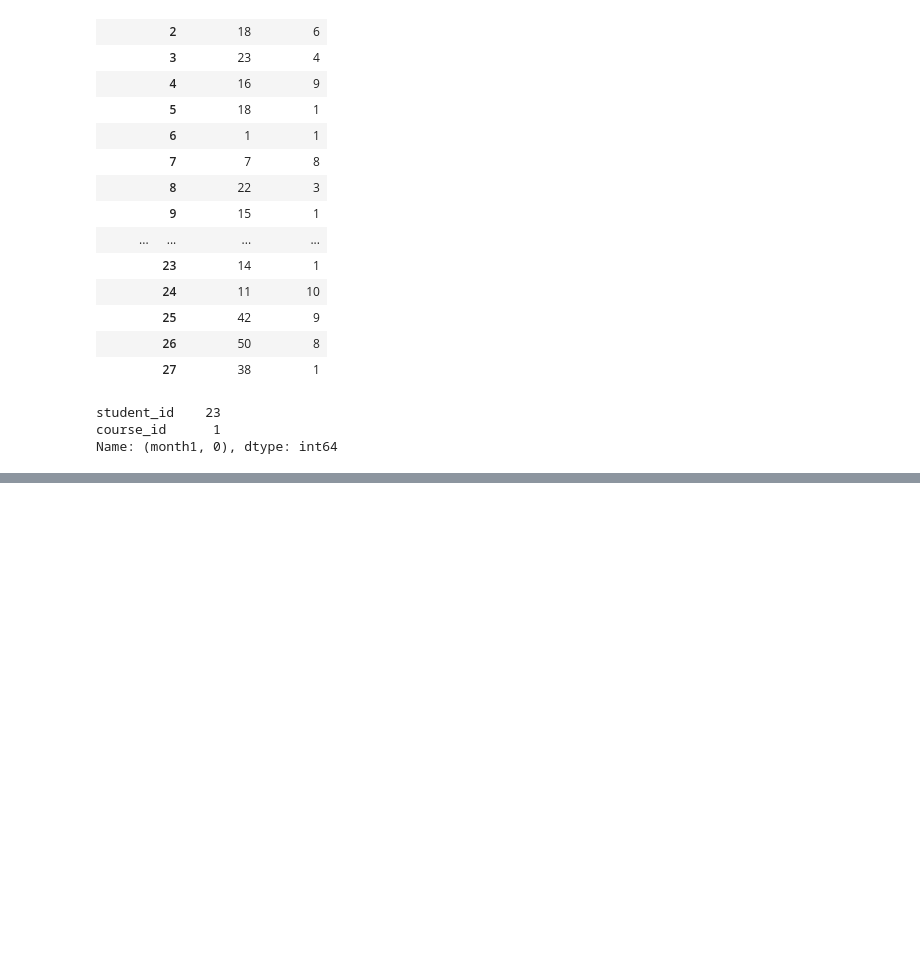
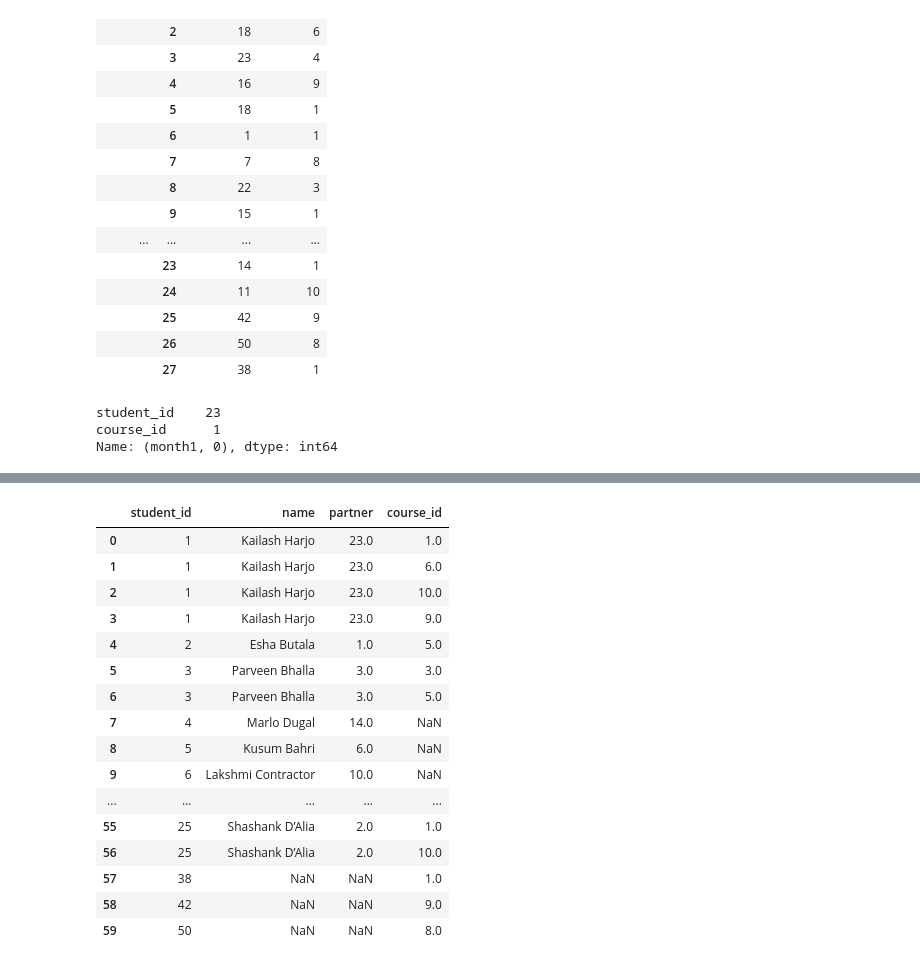
Before and after one commit to Sumangiri1312/Pandas-Practice, a Jupyter notebook: Merging.ipynb, the cells around one changed output, grey strips where cells are left out. Cells and saved outputs as stored; diff of their text form; code cells hidden in the pictures; blank space fills up the shorter version.

```diff
--- a/Merging.ipynb
+++ b/Merging.ipynb
@@ -73,0 +153,20 @@ Name: (month1, 0), dtype: int64
+# %%
+students.merge(multi, how= 'outer', on='student_id')
+# %% [output]
+|  | student_id | name | partner | course_id |
+| 0 | 1 | Kailash Harjo | 23.0 | 1.0 |
+| 1 | 1 | Kailash Harjo | 23.0 | 6.0 |
+| 2 | 1 | Kailash Harjo | 23.0 | 10.0 |
+| 3 | 1 | Kailash Harjo | 23.0 | 9.0 |
+| 4 | 2 | Esha Butala | 1.0 | 5.0 |
+| 5 | 3 | Parveen Bhalla | 3.0 | 3.0 |
+| 6 | 3 | Parveen Bhalla | 3.0 | 5.0 |
+| 7 | 4 | Marlo Dugal | 14.0 | NaN |
+| 8 | 5 | Kusum Bahri | 6.0 | NaN |
+| 9 | 6 | Lakshmi Contractor | 10.0 | NaN |
+| ... | ... | ... | ... | ... |
+| 55 | 25 | Shashank D’Alia | 2.0 | 1.0 |
+| 56 | 25 | Shashank D’Alia | 2.0 | 10.0 |
+| 57 | 38 | NaN | NaN | 1.0 |
+| 58 | 42 | NaN | NaN | 9.0 |
+| 59 | 50 | NaN | NaN | 8.0 |
```
Also changed, not shown: parts of 5 cells of this notebook.
